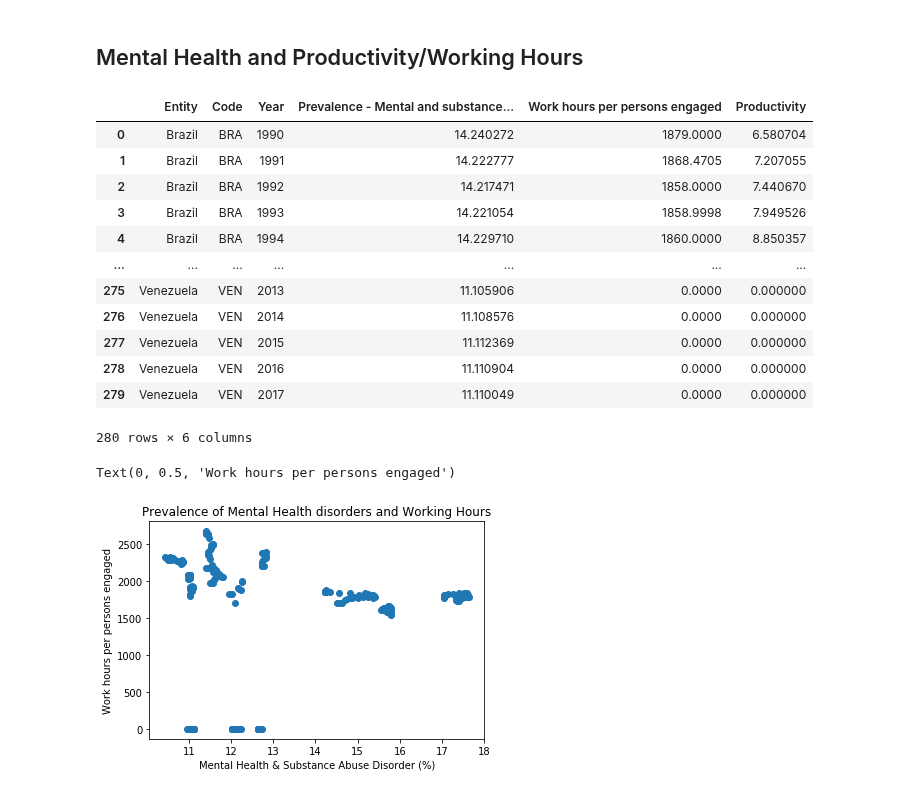
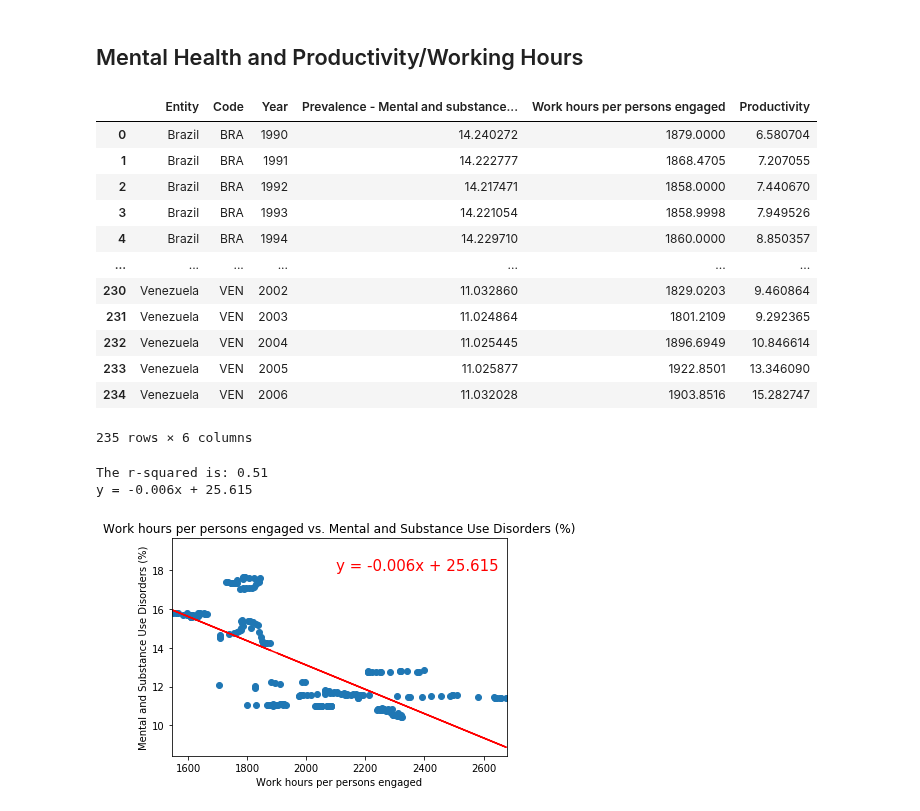
Before and after one commit to JeremyBrent/RUDS_project_1, a Jupyter notebook: Data_analysis.ipynb, the cells around one changed output. Drawn from its saved outputs; the diff is of its cells as text; code cells hidden in the pictures.

```diff
--- a/Data_analysis.ipynb
+++ b/Data_analysis.ipynb
@@ -17,6 +18,7 @@ productivity_df = pd.read_csv(filepath)
 productivity_df = productivity_df[productivity_df.Entity.isin(countries_list)]
 del productivity_df["Unnamed: 0"]
 del productivity_df["Unnamed: 5"]
+productivity_df = productivity_df.loc[(productivity_df[["Work hours per persons engaged","Productivity"]]!=0.00).any(axis=1)]
 productivity_df
 # %% [output]
 |  | Entity | Code | Year | Work hours per persons engaged | Productivity |
@@ -171,0 +173,17 @@ Text(0, 0.5, 'Work hours per persons engaged')
+# %%
+# OPTIONAL: Create a function to create Linear Regression plots
+def linearregression(x_values,y_values,x_label,y_label,x_annotate,y_annotate):
+    (slope, intercept, rvalue, pvalue, stderr) = linregress(x_values, y_values)
+    regress_values = x_values * slope + intercept
+    line_eq = f"y = {round(slope,3)}x + {round(intercept,3)}"
+    plt.scatter(x_values,y_values)
+    plt.plot(x_values,regress_values,"r-")
+    plt.annotate(line_eq,(x_annotate,y_annotate),fontsize=15,color="red")
+    plt.xlabel(x_label)
+    plt.ylabel(y_label)
+    plt.xlim(min(x_values)-2,max(x_values)+2)
+    plt.ylim(min(y_values)-2,max(y_values)+2)
+    plt.title(f'{x_label} vs. {y_label}')
+    print(f"The r-squared is: {round(rvalue**2,2)}")
+    print(line_eq)
+    plt.show()
@@ -182,17 +212,20 @@ mental_product_merged_df
 | 3 | Brazil | BRA | 1993 | 14.221054 | 1858.9998 | 7.949526 |
 | 4 | Brazil | BRA | 1994 | 14.229710 | 1860.0000 | 8.850357 |
 | ... | ... | ... | ... | ... | ... | ... |
-| 275 | Venezuela | VEN | 2013 | 11.105906 | 0.0000 | 0.000000 |
-| 276 | Venezuela | VEN | 2014 | 11.108576 | 0.0000 | 0.000000 |
-| 277 | Venezuela | VEN | 2015 | 11.112369 | 0.0000 | 0.000000 |
-| 278 | Venezuela | VEN | 2016 | 11.110904 | 0.0000 | 0.000000 |
-| 279 | Venezuela | VEN | 2017 | 11.110049 | 0.0000 | 0.000000 |
+| 230 | Venezuela | VEN | 2002 | 11.032860 | 1829.0203 | 9.460864 |
+| 231 | Venezuela | VEN | 2003 | 11.024864 | 1801.2109 | 9.292365 |
+| 232 | Venezuela | VEN | 2004 | 11.025445 | 1896.6949 | 10.846614 |
+| 233 | Venezuela | VEN | 2005 | 11.025877 | 1922.8501 | 13.346090 |
+| 234 | Venezuela | VEN | 2006 | 11.032028 | 1903.8516 | 15.282747 |
-280 rows × 6 columns
+235 rows × 6 columns
 # %%
-plt.scatter(mental_product_merged_df["Prevalence - Mental and substance use disorders - Sex: Both - Age: Age-standardized (Percent) (%)"],mental_product_merged_df["Work hours per persons engaged"])
-plt.title("Prevalence of Mental Health disorders and Working Hours")
-plt.xlabel("Mental Health & Substance Abuse Disorder (%)")
-plt.ylabel("Work hours per persons engaged")
+x_data = mental_product_merged_df["Work hours per persons engaged"]
+y_data = mental_product_merged_df["Prevalence - Mental and substance use disorders - Sex: Both - Age: Age-standardized (Percent) (%)"]
+x_label = "Work hours per persons engaged"
+y_label = "Mental and Substance Use Disorders (%)"
+
+linearregression(x_data,y_data,x_label,y_label,2100,18)
 # %% [output]
-Text(0, 0.5, 'Work hours per persons engaged')
+The r-squared is: 0.51
+y = -0.006x + 25.615
-[figure, old version]
+[figure, new version]
```
Also changed, not shown: parts of 6 cells of this notebook, 1 other file.
